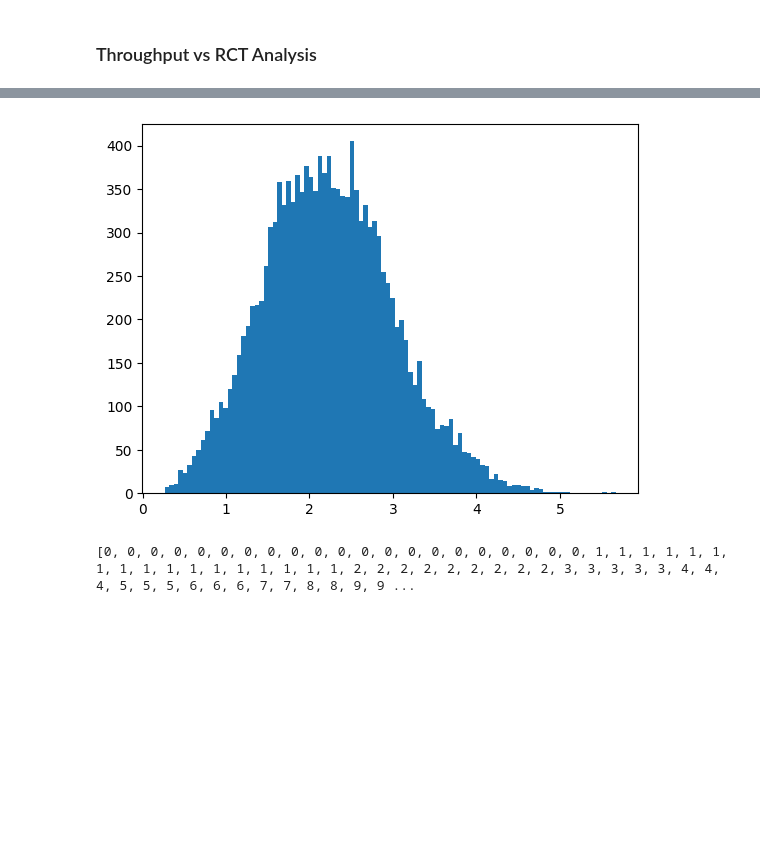
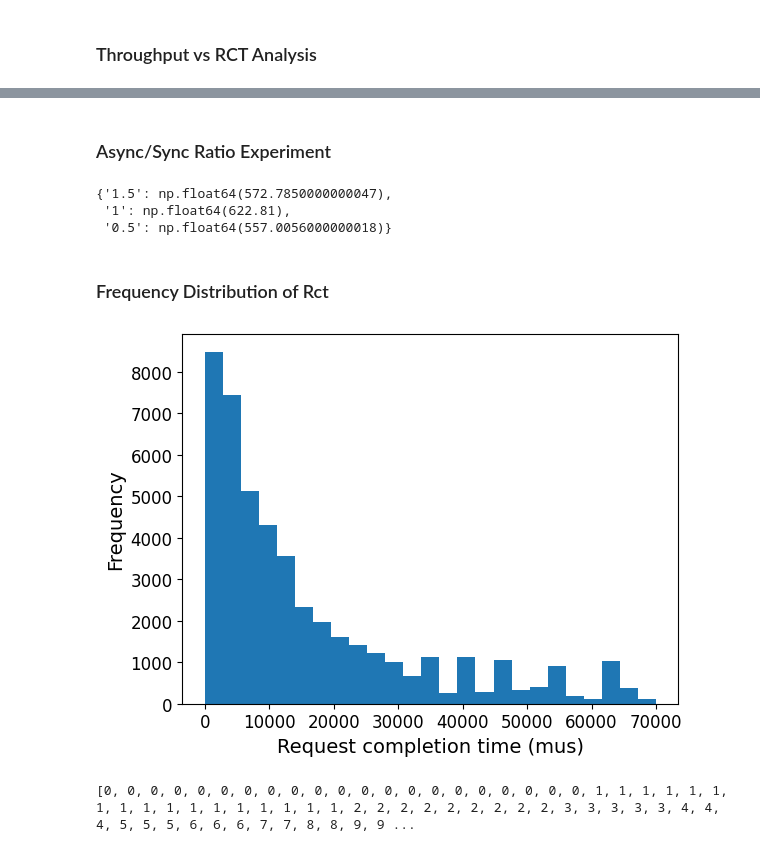
Before and after one commit to ritulS/MS_Benchmark, a Jupyter notebook: analysis.ipynb, the cells around one changed output, grey strips where cells are left out. Drawn from its saved outputs; the diff is of its cells as text; code cells hidden in the pictures; blank space fills up the shorter version.

```diff
--- a/analysis.ipynb
+++ b/analysis.ipynb
@@ -87,13 +199,62 @@ rct_vs_thr_exp(rct_vs_thr_exp_input, focus='p90')
+# %% [markdown]
+### Async/Sync Ratio Experiment
+# %%
+# as_rct_res = read_rct_data("./results/pg_heavy_results", "as", as_exp_filter)
+def read_rct_data_as_exp(dir_name):
+    rct_results = {}
+    for file in os.listdir(dir_name):
+        if file.endswith('.json'):
+            res = []
+            parts = file.rsplit('_', 2)  # Split at last underscore
+            if len(parts) > 1:
+                extracted_number = parts[-2]  # Last element is the number
+                with open(os.path.join(dir_name, file), 'r') as f:
+                    res = json.load(f)
+                rct_results[extracted_number] = res
+    return rct_results
+
+def as_exp(as_rct_res, focus='median'):
+    # Calculate the median RT for each bin
+    rt_stats = {}
+    for as_val, rct_res in as_rct_res.items():
+        if focus == 'median':
+            rt_stats[as_val] = np.median(rct_res)
+        elif focus == 'mean':
+            rt_stats[as_val] = np.mean(rct)
+        elif focus == 'p90':
+            rt_stats[as_val] = np.percentile(rct_res, 90)
+        elif focus == 'p99':
+            rt_stats[as_val] = np.percentile(rct_res, 99)
+    return rt_stats
+
+as_rct_res = read_rct_data_as_exp("./results/async_ratio_results")
+as_rt_stats = as_exp(as_rct_res, focus='p90')
+as_rt_stats
+# %% [output]
+{'1.5': np.float64(572.7850000000047),
+ '1': np.float64(622.81),
+ '0.5': np.float64(557.0056000000018)}
+# %% [markdown]
+### Frequency Distribution of Rct
 # %%
 '''Frequency distribution of request completion time for each rct bin by one second bins from rct_results'''
+with open('./results/pg_heavy_results/pgh_thr500_rct.json', 'r') as file:
+    rct_data = json.load(file)
 results=[]
-for i in rct_results:
-    if i > 0:
+for i in rct_data:
+    i = i * 1000
+    if i > 0 and i < 70000:
         results.append(i)
-plt.hist(results, bins=100)
+plt.hist(results, bins=25)
+
+plt.xlabel('Request completion time (mus)', fontsize=14)
+plt.ylabel('Frequency', fontsize=14)
+plt.xticks(fontsize=12)
+plt.yticks(fontsize=12)
 plt.show()
+# xticks font size
 # %% [output]
-[figure, old version]
+[figure, new version]
 # %%
 # print(rct_results)
 counts, bin_edges = np.histogram(rct_results, bins=10)
```
Also changed, not shown: parts of 3 cells of this notebook, 9 other files.
